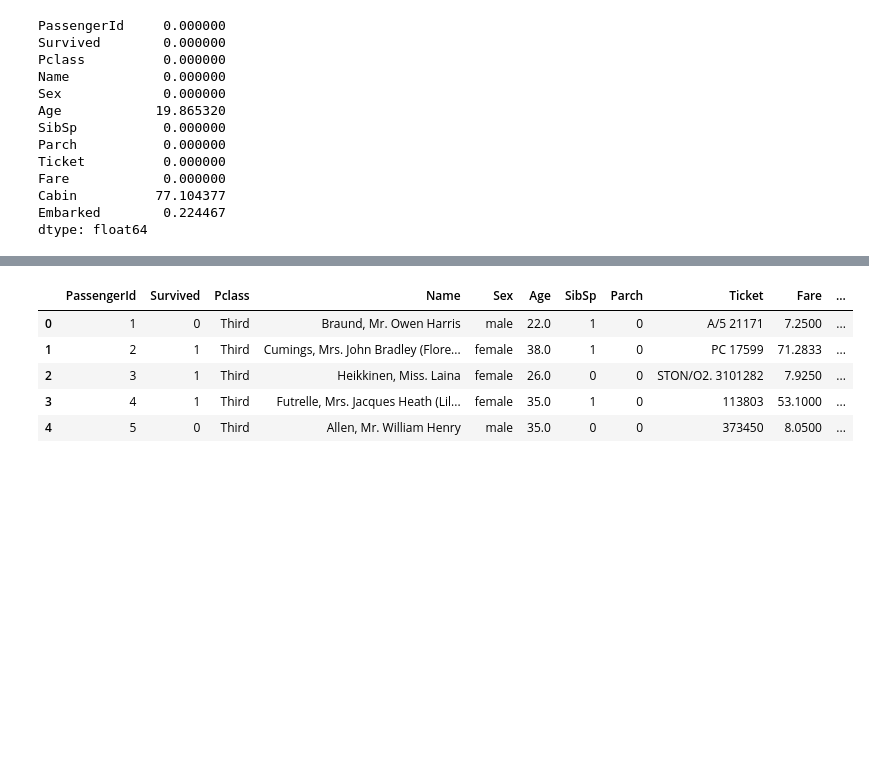
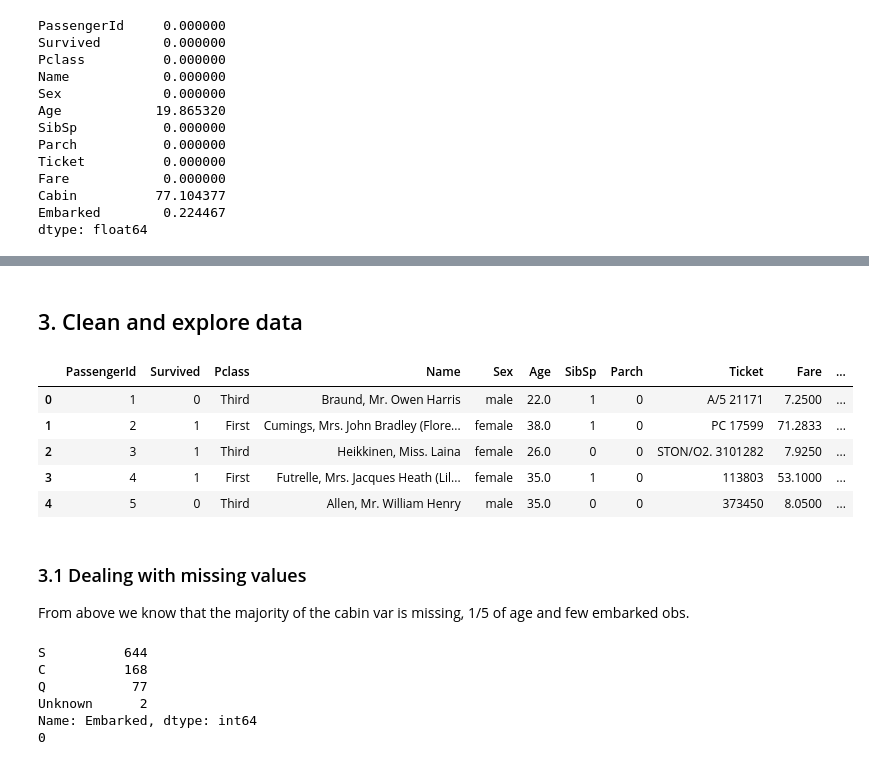
Before and after one commit to rebyates/shap_titanic, a Jupyter notebook: 01_Load_inspect_clean_data.ipynb, the cells around one changed output, grey strips where cells are left out. Saved outputs shown, nothing was run; the diff lists cells and outputs as text; code cells hidden in the pictures; blank space fills up the shorter version.

Commit message:
Beginning to clean the data and identify important vars for modelling

```diff
--- a/01_Load_inspect_clean_data.ipynb
+++ b/01_Load_inspect_clean_data.ipynb
@@ -105,23 +124,46 @@ dtype: float64
+# %% [markdown]
+## 3. Clean and explore data
 # %%
 # create female field and use numerical values, 1 = female, 0 = male
 titanic_df['Female'] = np.where(titanic_df['Sex'] == 'female', 1, 0)
 
 # make pclass categorical
 titanic_df['Pclass'] = np.where(titanic_df['Pclass'] == 1, 'First',
                                 np.where(titanic_df['Pclass'] == 2, 'Second', 'Third'))
 
+# make survived categorical
+titanic_df['Survived'] = titanic_df['Survived'].astype('category')
+
 # replace with unknown or use most common?
 titanic_df['Embarked'] = titanic_df['Embarked'].replace(np.NaN, 'Unknown')
 
-# fill unknown ages with mean - could use mean based on whether they are mr, mrs, miss etc.
-titanic_df['Age'] = titanic_df['Age'].fillna(titanic_df['Age'].mean())
-titanic_df['Age']
+#
 
 titanic_df.head()
 # %% [output]
 |  | PassengerId | Survived | Pclass | Name | Sex | Age | SibSp | Parch | Ticket | Fare | ... |
 | 0 | 1 | 0 | Third | Braund, Mr. Owen Harris | male | 22.0 | 1 | 0 | A/5 21171 | 7.2500 | ... |
-| 1 | 2 | 1 | Third | Cumings, Mrs. John Bradley (Flore... | female | 38.0 | 1 | 0 | PC 17599 | 71.2833 | ... |
+| 1 | 2 | 1 | First | Cumings, Mrs. John Bradley (Flore... | female | 38.0 | 1 | 0 | PC 17599 | 71.2833 | ... |
 | 2 | 3 | 1 | Third | Heikkinen, Miss. Laina | female | 26.0 | 0 | 0 | STON/O2. 3101282 | 7.9250 | ... |
-| 3 | 4 | 1 | Third | Futrelle, Mrs. Jacques Heath (Lil... | female | 35.0 | 1 | 0 | 113803 | 53.1000 | ... |
+| 3 | 4 | 1 | First | Futrelle, Mrs. Jacques Heath (Lil... | female | 35.0 | 1 | 0 | 113803 | 53.1000 | ... |
 | 4 | 5 | 0 | Third | Allen, Mr. William Henry | male | 35.0 | 0 | 0 | 373450 | 8.0500 | ... |
+# %% [markdown]
+### 3.1 Dealing with missing values
+From above we know that the majority of the cabin var is missing, 1/5 of age and few embarked obs.
+# %%
+# Replace embarked with most common value
+
+print(titanic_df['Embarked'].value_counts())
+
+print(titanic_df['Embarked'].isnull().sum())
+# one two values are missing, so safe enough to assume they can take the mode or be removed
+# i'd prefer to leave in and take mode
+
+titanic_df['Embarked'] = titanic_df['Embarked'].replace(np.NaN, 'S')
+# %% [output]
+S          644
+C          168
+Q           77
+Unknown      2
+Name: Embarked, dtype: int64
+0
```
Also changed, not shown: parts of 25 cells of this notebook.
